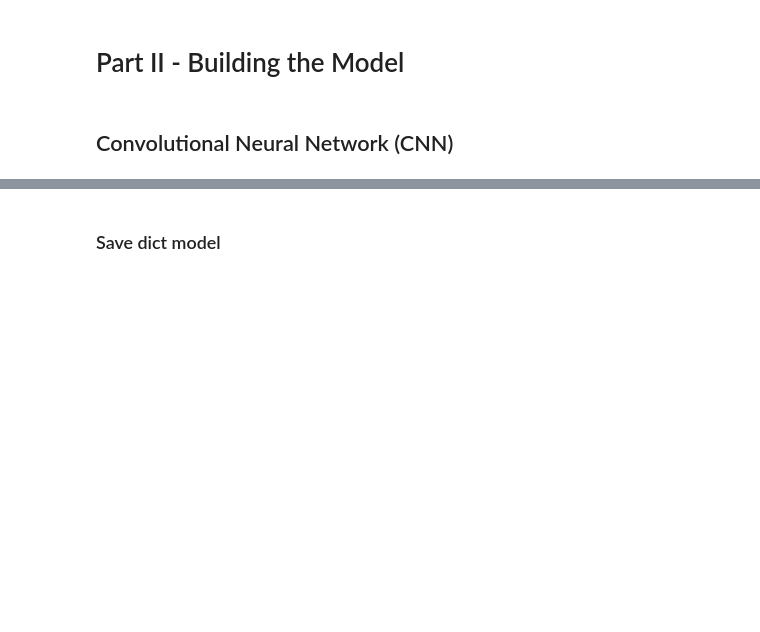
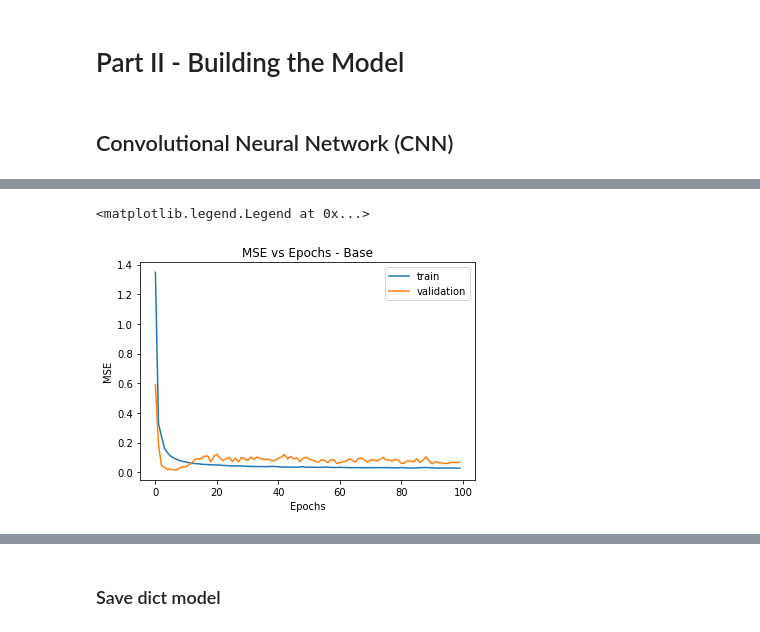
Before and after one commit to fedeloper/Biometrics2021, a Jupyter notebook: Biometric_project_new.ipynb, the cells around one changed output, grey strips where cells are left out. Cells and saved outputs as stored; diff of their text form; code cells hidden in the pictures; blank space fills up the shorter version.

```diff
--- a/Biometric_project_new.ipynb
+++ b/Biometric_project_new.ipynb
@@ -548,7 +590,7 @@ class CNN(nn.Module):
         return x
 # %%
 device  = torch.device("cuda:0" if torch.cuda.is_available() else "cpu")
-augmentation=True
+augmentation=False
 # %%
 def my_train_test_split(X, validation_split):
   dataset_size = len(X)
@@ -667,3 +706,13 @@ plt.plot(valid_error_list)
+# %%
+plt.plot(train_error_list)
+plt.plot(valid_error_list)
+plt.title("MSE vs Epochs - Base")
+plt.xlabel("Epochs")
+plt.ylabel("MSE")
+plt.legend(['train','validation'])
+# %% [output]
+<matplotlib.legend.Legend at 0x...>
+[figure, added]
 # %%
 def plot_samples(X, y, model, num_samples):
   fig, axes = plt.subplots(nrows=num_samples, ncols=2, figsize=(12,12))
```
Also changed, not shown: parts of 15 cells of this notebook, 4 other files.
